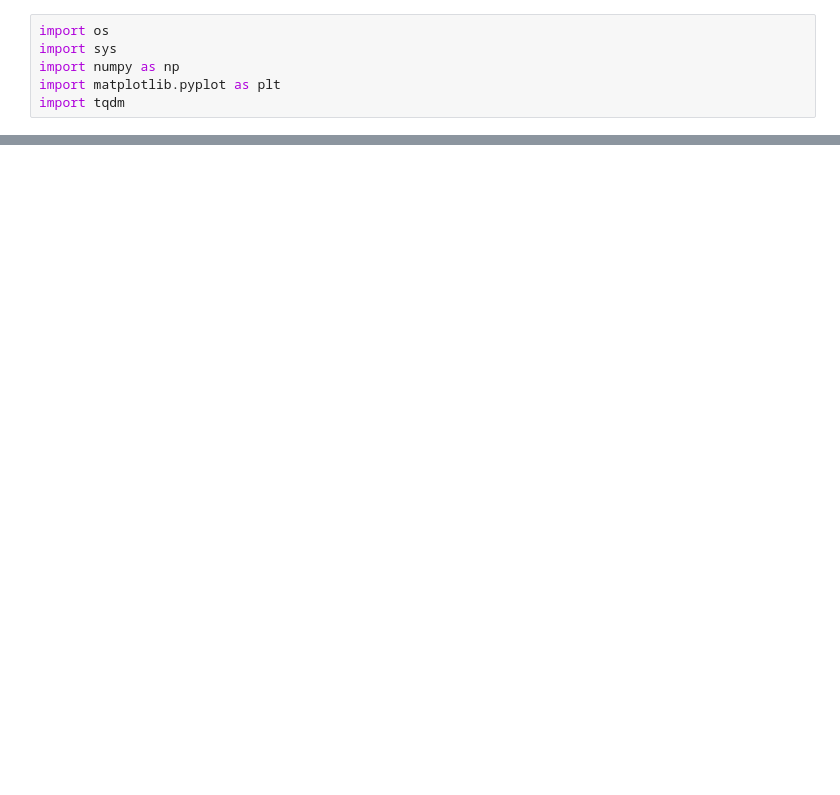
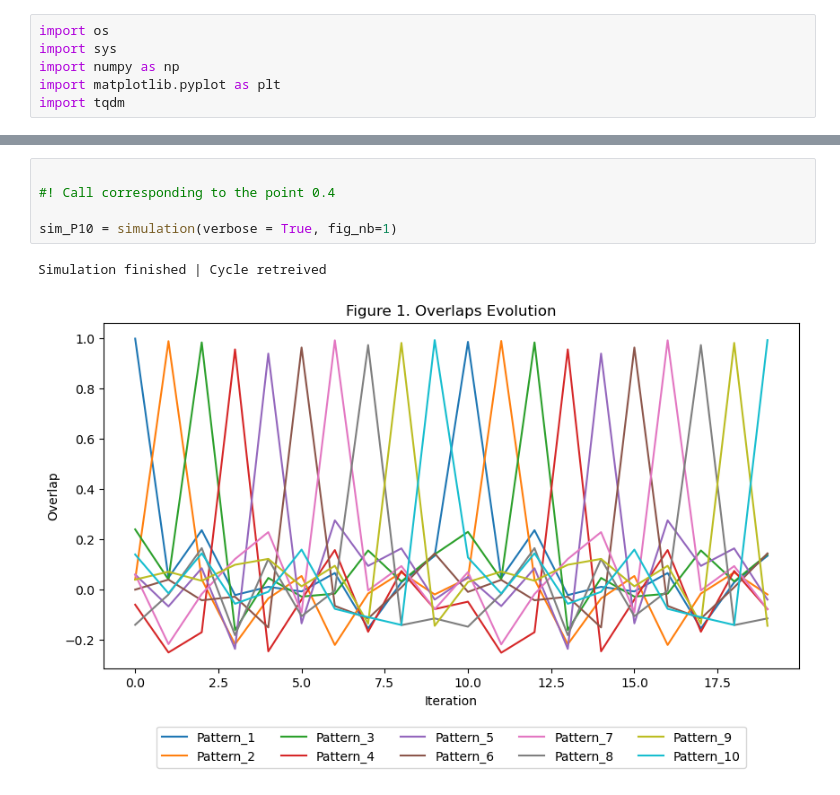
Before and after one commit to maverest/NX_465_mini_project, a Jupyter notebook: NX_465_mini_project.ipynb, the cells around one changed output, grey strips where cells are left out. Cells and saved outputs as stored; diff of their text form; blank space fills up the shorter version.

```diff
--- a/NX_465_mini_project.ipynb
+++ b/NX_465_mini_project.ipynb
@@ -260,3 +305,11 @@ def simulation(P = 10, N = 100, beta = 4, n_max = None, plot= True, control_cycl
         return  patterns, S_track, m_track, retreived
     else:
         return  patterns, S_track, m_track
+# %%
+
+#! Call corresponding to the point 0.4
+
+sim_P10 = simulation(verbose = True, fig_nb=1)
+# %% [output]
+Simulation finished | Cycle retreived
+[figure, added]
```
Also changed, not shown: parts of 28 cells of this notebook.
